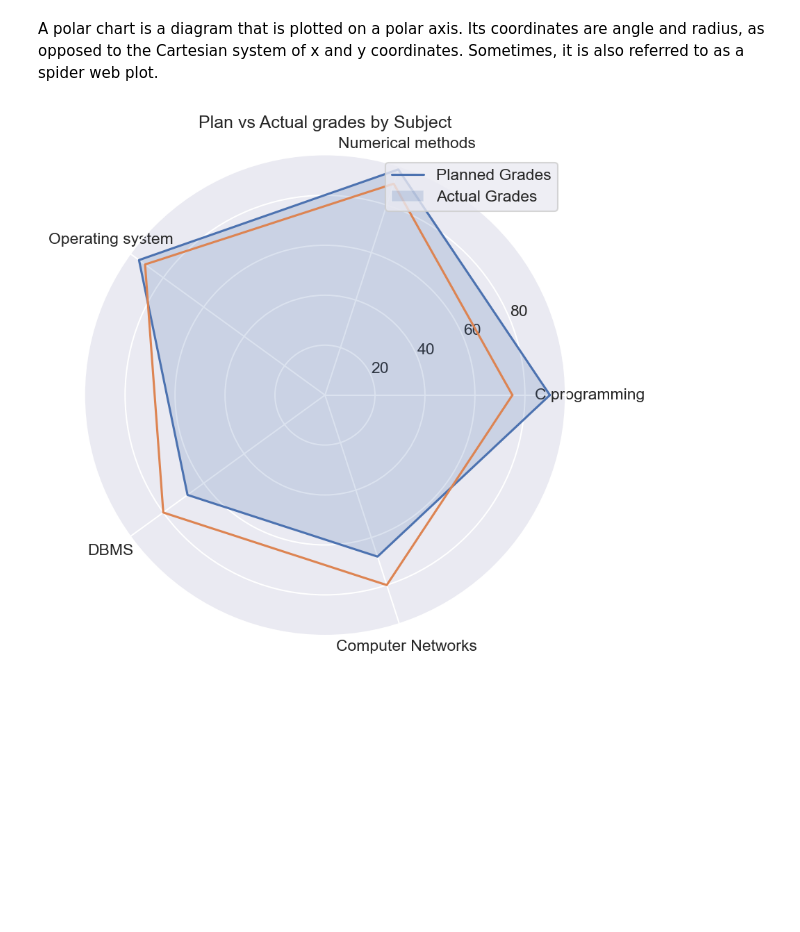
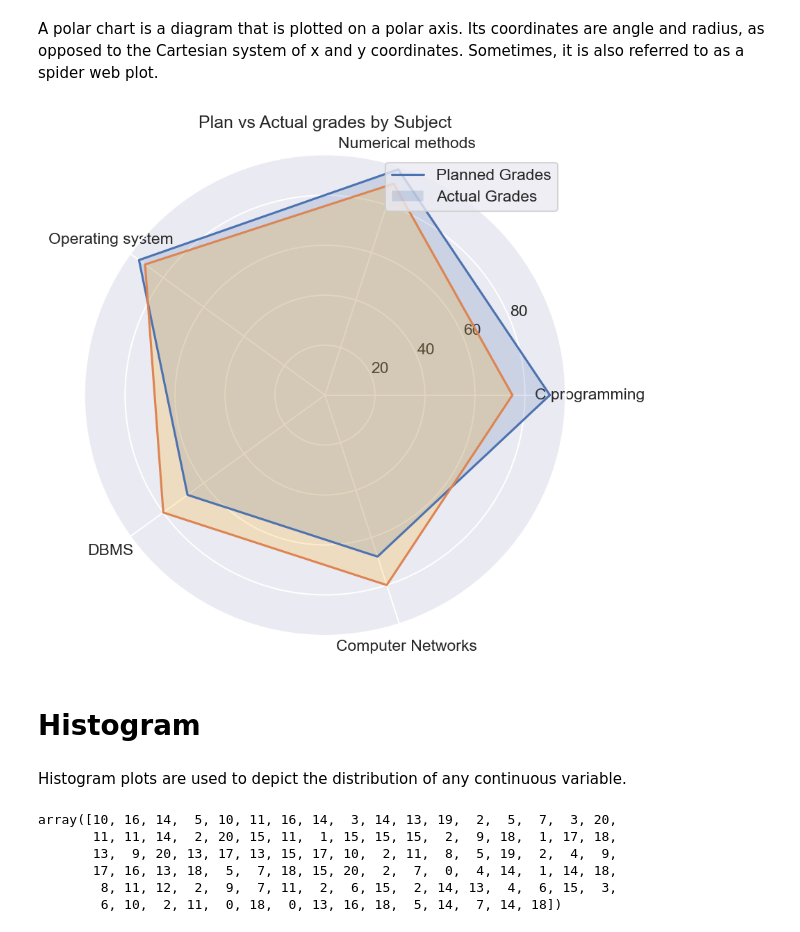
Before and after one commit to kj721/Ubiquitous, a Jupyter notebook: Topical/EDA/hands_on_eda_with_python_visual_aids_for_eda.ipynb, the cells around one changed output. Cells and saved outputs as stored; diff of their text form; code cells hidden in the pictures; blank space fills up the shorter version.

```diff
--- a/Topical/EDA/hands_on_eda_with_python_visual_aids_for_eda.ipynb
+++ b/Topical/EDA/hands_on_eda_with_python_visual_aids_for_eda.ipynb
@@ -337,13 +337,37 @@ actualGrade = [75, 89, 89, 80, 80, 75]
 # %%
 theta = np.linspace(0, 2*np.pi,len(plannedGrade))
 plt.figure(figsize = (10, 6))
 plt.subplot(polar=True)
 (lines,labels) = plt.thetagrids(range(0,360,int(360/len(subjects))),(subjects))
 plt.plot(theta,plannedGrade)
 plt.fill(theta,plannedGrade, 'b', alpha=0.2)
 plt.plot(theta,actualGrade)
+plt.fill(theta,actualGrade, 'orange', alpha=0.2)
 plt.legend(labels=('Planned Grades','Actual Grades'),loc=1)
 plt.title("Plan vs Actual grades by Subject")
 plt.show()
 # %% [output]
-[figure, old version]
+[figure, new version]
+# %% [markdown]
+# Histogram
+# %% [markdown]
+Histogram plots are used to depict the distribution of any continuous variable.
+# %%
+# create data set
+yearsOfExperience = np.array([10, 16, 14, 5, 10, 11, 16, 14, 3, 14,
+                             13, 19, 2, 5, 7, 3, 20, 11, 11, 14, 2,
+                             20, 15, 11, 1, 15, 15, 15, 2, 9, 18, 1,
+                             17, 18, 13, 9, 20, 13, 17, 13, 15, 17,
+                             10, 2, 11, 8, 5, 19, 2, 4, 9, 17, 16,
+                             13, 18, 5, 7, 18, 15, 20, 2, 7, 0, 4, 14,
+                             1, 14, 18, 8, 11, 12, 2, 9, 7, 11, 2, 6,
+                             15, 2, 14, 13, 4, 6, 15, 3, 6, 10, 2, 11,
+                             0, 18, 0, 13, 16, 18, 5, 14, 7, 14, 18])
+yearsOfExperience
+# %% [output]
+array([10, 16, 14,  5, 10, 11, 16, 14,  3, 14, 13, 19,  2,  5,  7,  3, 20,
+       11, 11, 14,  2, 20, 15, 11,  1, 15, 15, 15,  2,  9, 18,  1, 17, 18,
+       13,  9, 20, 13, 17, 13, 15, 17, 10,  2, 11,  8,  5, 19,  2,  4,  9,
+       17, 16, 13, 18,  5,  7, 18, 15, 20,  2,  7,  0,  4, 14,  1, 14, 18,
+        8, 11, 12,  2,  9,  7, 11,  2,  6, 15,  2, 14, 13,  4,  6, 15,  3,
+        6, 10,  2, 11,  0, 18,  0, 13, 16, 18,  5, 14,  7, 14, 18])
```
Also changed, not shown: parts of 7 cells of this notebook, 2 other files.
